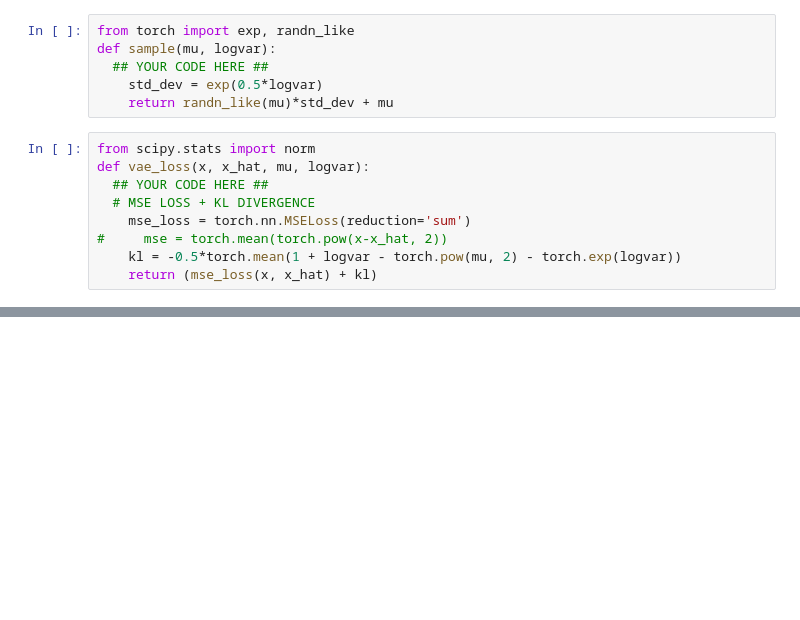
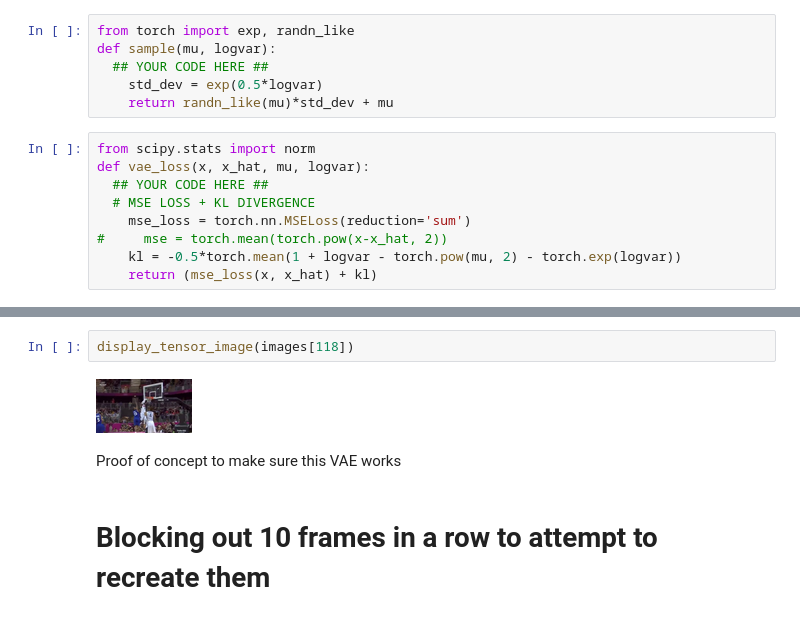
Before and after one commit to joshpapermaster/CS395T-FinalProject, a Jupyter notebook: FinalProject.ipynb, the cells around one changed output, grey strips where cells are left out. Cells and saved outputs as stored; diff of their text form; blank space fills up the shorter version.

```diff
--- a/FinalProject.ipynb
+++ b/FinalProject.ipynb
@@ -258,0 +227,8 @@ tensor([[[0.0902, 0.0941, 0.0980,  ..., 0.2667, 0.1686, 0.0314],
+# %%
+display_tensor_image(images[118])
+# %% [output]
+[figure, added]
+# %% [markdown]
+Proof of concept to make sure this VAE works
+# %% [markdown]
+# Blocking out 10 frames in a row to attempt to recreate them
```
Also changed, not shown: parts of 27 cells of this notebook.
